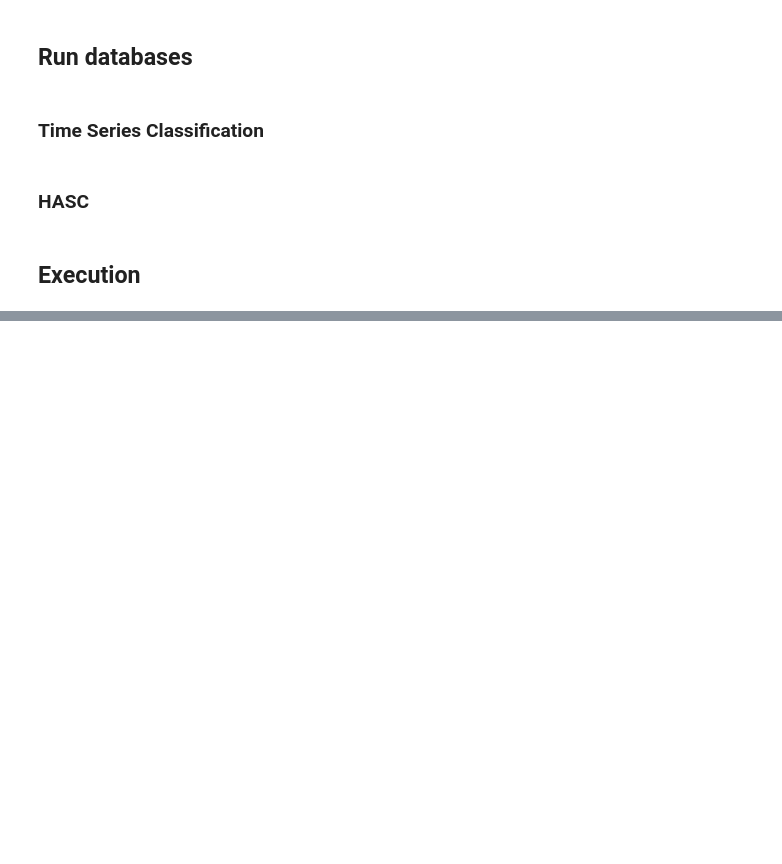
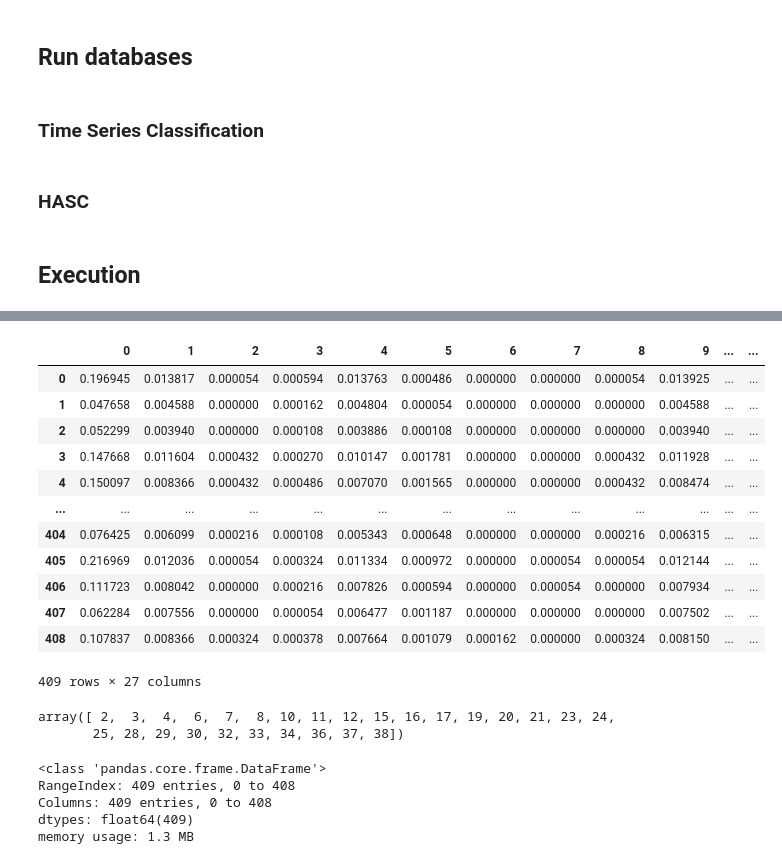
Before and after one commit to marcotuliopin/series-classifier-ic, a Jupyter notebook: first_step.ipynb, the cells around one changed output, grey strips where cells are left out. Saved outputs shown, nothing was run; the diff lists cells and outputs as text; code cells hidden in the pictures; blank space fills up the shorter version.

```diff
--- a/first_step.ipynb
+++ b/first_step.ipynb
@@ -167,5 +175,5 @@ if not HASC:
 # %%
-for param in PARAM:
-    print()
-    print(f'n_bins: {param[0]}, window_size: {param[1]}')
-    main(param, PLOT_NAME, PLOT, values, labels, real_cp)
+# for param in PARAM:
+#     print()
+#     print(f'n_bins: {param[0]}, window_size: {param[1]}')
+#     main(param, PLOT_NAME, PLOT, values, labels, real_cp)
@@ -226,0 +190,4 @@ new_rep
+# %%
+new_rep = pd.read_csv('./new_rep.csv', index_col=False)
+# %%
+new_rep = new_rep.drop(columns='Unnamed: 0')
@@ -226,0 +209,32 @@ new_rep
+# %%
+symbols = np.unique(new_rep)
+classes = np.unique(labels)
+frequencies = new_rep.apply(lambda row : functions.calculate_frequency(row, symbols), axis=1)
+frequencies
+# %% [output]
+|  | 0 | 1 | 2 | 3 | 4 | 5 | 6 | 7 | 8 | 9 | ... | ... |
+| 0 | 0.196945 | 0.013817 | 0.000054 | 0.000594 | 0.013763 | 0.000486 | 0.000000 | 0.000000 | 0.000054 | 0.013925 | ... | ... |
+| 1 | 0.047658 | 0.004588 | 0.000000 | 0.000162 | 0.004804 | 0.000054 | 0.000000 | 0.000000 | 0.000000 | 0.004588 | ... | ... |
+| 2 | 0.052299 | 0.003940 | 0.000000 | 0.000108 | 0.003886 | 0.000108 | 0.000000 | 0.000000 | 0.000000 | 0.003940 | ... | ... |
+| 3 | 0.147668 | 0.011604 | 0.000432 | 0.000270 | 0.010147 | 0.001781 | 0.000000 | 0.000000 | 0.000432 | 0.011928 | ... | ... |
+| 4 | 0.150097 | 0.008366 | 0.000432 | 0.000486 | 0.007070 | 0.001565 | 0.000000 | 0.000000 | 0.000432 | 0.008474 | ... | ... |
+| ... | ... | ... | ... | ... | ... | ... | ... | ... | ... | ... | ... | ... |
+| 404 | 0.076425 | 0.006099 | 0.000216 | 0.000108 | 0.005343 | 0.000648 | 0.000000 | 0.000000 | 0.000216 | 0.006315 | ... | ... |
+| 405 | 0.216969 | 0.012036 | 0.000054 | 0.000324 | 0.011334 | 0.000972 | 0.000000 | 0.000054 | 0.000054 | 0.012144 | ... | ... |
+| 406 | 0.111723 | 0.008042 | 0.000000 | 0.000216 | 0.007826 | 0.000594 | 0.000000 | 0.000054 | 0.000000 | 0.007934 | ... | ... |
+| 407 | 0.062284 | 0.007556 | 0.000000 | 0.000054 | 0.006477 | 0.001187 | 0.000000 | 0.000000 | 0.000000 | 0.007502 | ... | ... |
+| 408 | 0.107837 | 0.008366 | 0.000324 | 0.000378 | 0.007664 | 0.001079 | 0.000162 | 0.000000 | 0.000324 | 0.008150 | ... | ... |
+409 rows × 27 columns
+# %%
+symbols
+# %% [output]
+array([ 2,  3,  4,  6,  7,  8, 10, 11, 12, 15, 16, 17, 19, 20, 21, 23, 24,
+       25, 28, 29, 30, 32, 33, 34, 36, 37, 38])
+# %%
+frequencies.info()
+# %% [output]
+<class 'pandas.core.frame.DataFrame'>
+RangeIndex: 409 entries, 0 to 408
+Columns: 409 entries, 0 to 408
+dtypes: float64(409)
+memory usage: 1.3 MB
```
Also changed, not shown: parts of 16 cells of this notebook, 1 other file.
